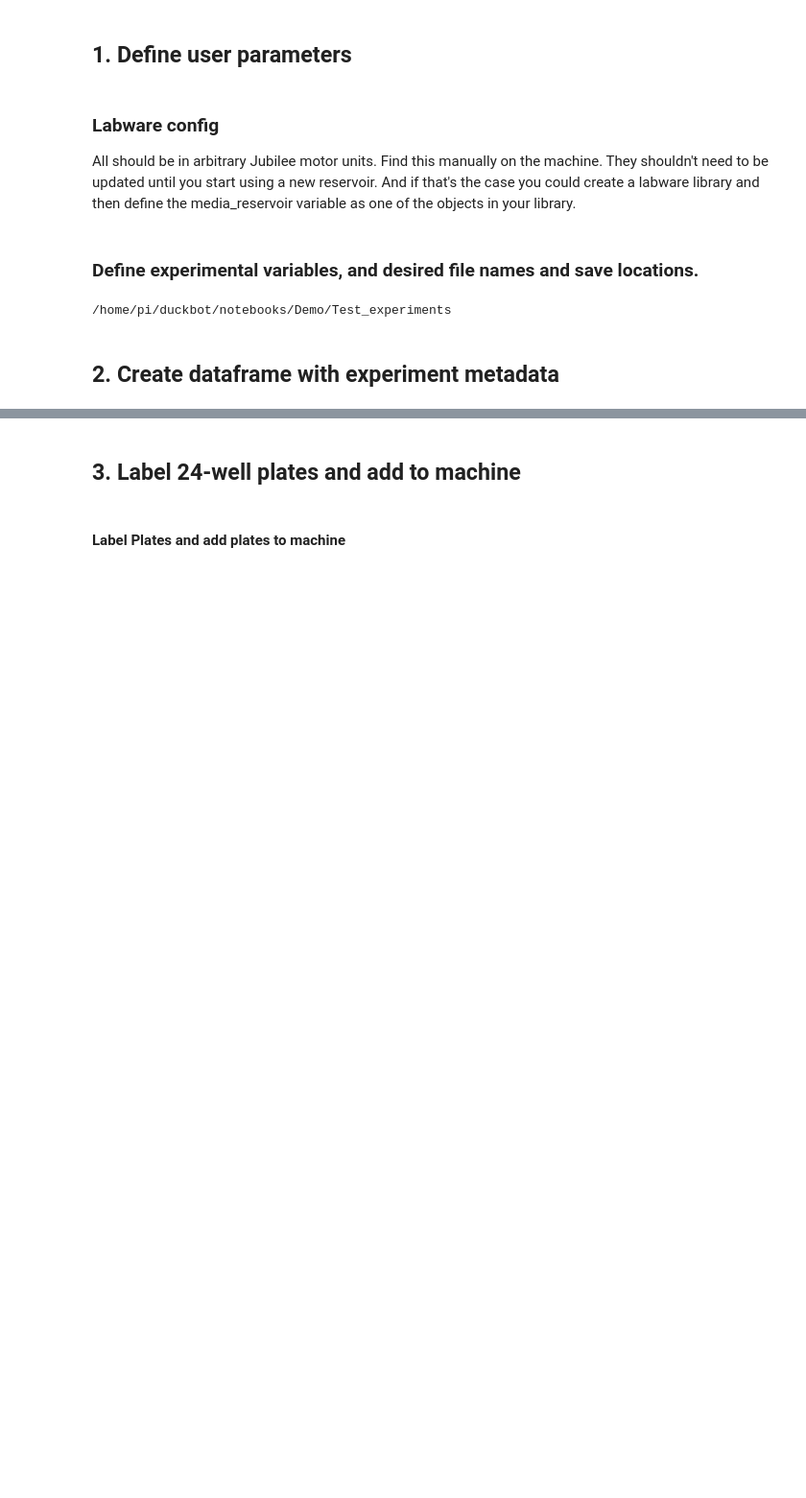
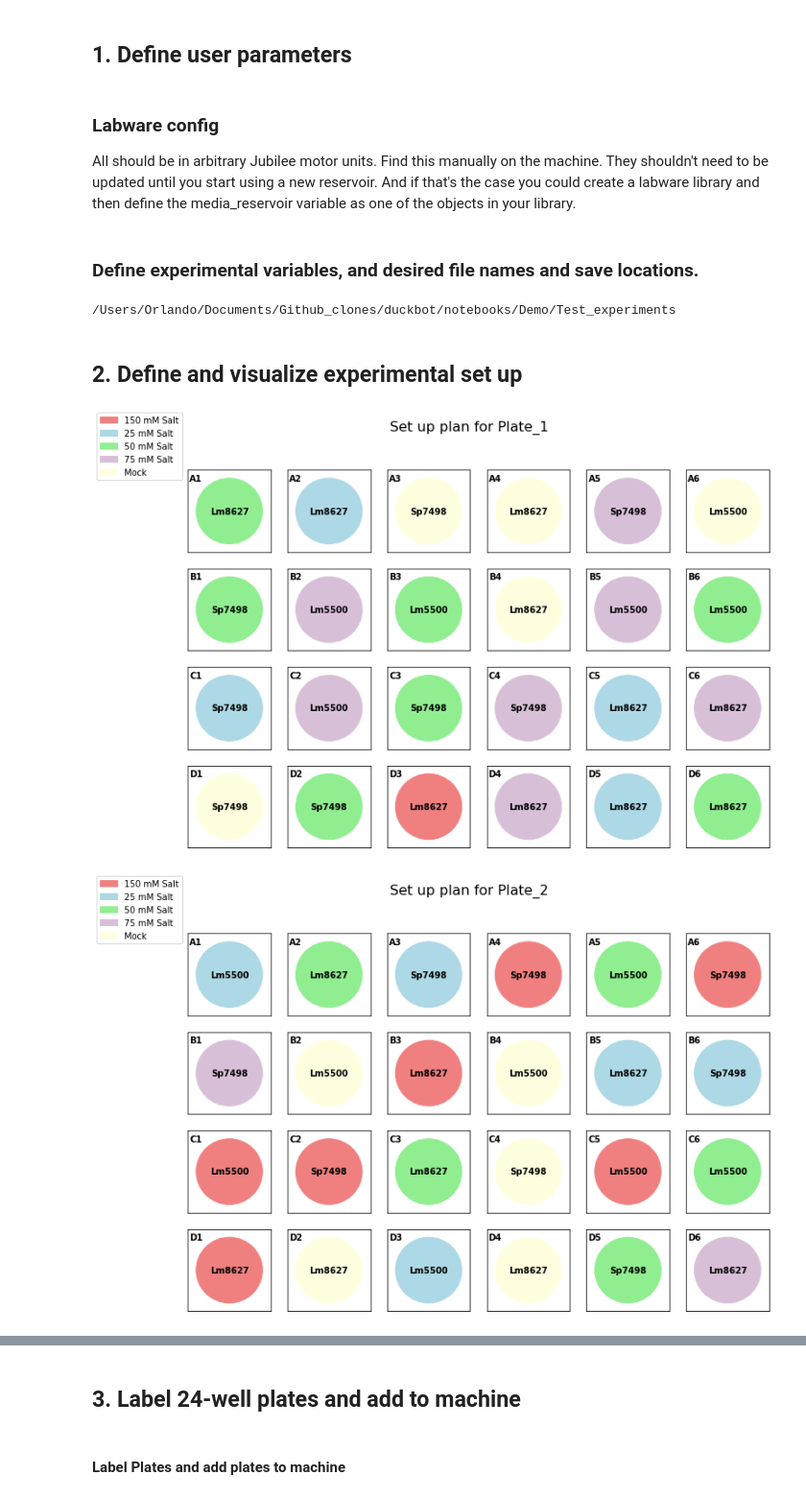
Before and after one commit to machineagency/duckbot, a Jupyter notebook: notebooks/DRAFT_Step_1_Plate_set_up.ipynb, the cells around one changed output, grey strips where cells are left out. Shown at 96% size. Cells and saved outputs as stored; diff of their text form; code cells hidden in the pictures; blank space fills up the shorter version.

Commit message:
Visualize plate set up

```diff
--- a/notebooks/DRAFT_Step_1_Plate_set_up.ipynb
+++ b/notebooks/DRAFT_Step_1_Plate_set_up.ipynb
@@ -57,7 +59,7 @@ media = ["Mock", "25 mM Salt", "50 mM Salt", "75 mM Salt","150 mM Salt"] # Repla
 reps  = 4 # Replace with your desired number of replicates for each duckweed/media combination.
 
 #2. DEFINE FILE LOCATION AND NAME
-expt_setup_parent_dir = os.getcwd() # Default uses current working directory but you can replace with your own choice.
+expt_setup_parent_dir = '/Users/Orlando/Documents/Github_clones/duckbot/notebooks/Demo/' # Default uses current working directory but you can replace with your own choice.
 # expt_setup_dir = "TestDriveExpt_1_08032022" # Name of the folder to hold experiment data and metadata including the setup file
 expt_setup_dir = "Test_experiments"
 # expt_setup_filename = "TestDriveExpt_1_08032022.json" #Name for the experiment setup file (Metadata)
@@ -70,9 +72,9 @@ print(expt_setup_file_path)
 if not os.path.exists(expt_setup_file_path):
     os.mkdir(expt_setup_file_path)
 # %% [output]
-/home/pi/duckbot/notebooks/Demo/Test_experiments
+/Users/Orlando/Documents/Github_clones/duckbot/notebooks/Demo/Test_experiments
 # %% [markdown]
-## 2. Create dataframe with experiment metadata
+## 2. Define and visualize experimental set up
 # %%
 # Creates master list of sample info, shuffles and then assigns to plates and wells.
 master_expt_list = []
@@ -99,3 +101,9 @@ with open(expt_setup_filename) as datafile:
 
 # Turn samples list into a dataframe
 sample_data = expt_data["sample_info"]
+# %%
+df_with_well_coords = pp.add_well_coords_to_df_from_file(expt_setup_file_path, expt_setup_filename)
+exp.visualize_plate_set_up(df_with_well_coords)
+# %% [output]
+[figure, added]
+[figure, added]
```
Also changed, not shown: parts of 6 cells of this notebook, 6 other files.
